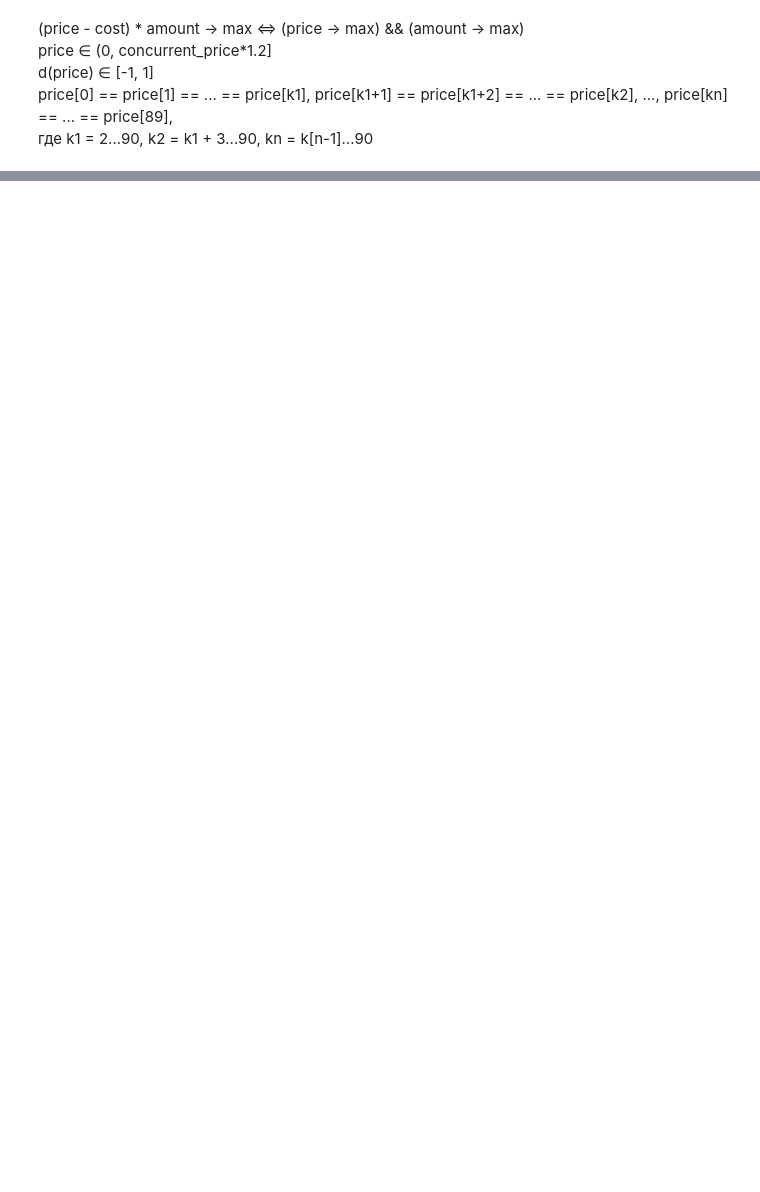
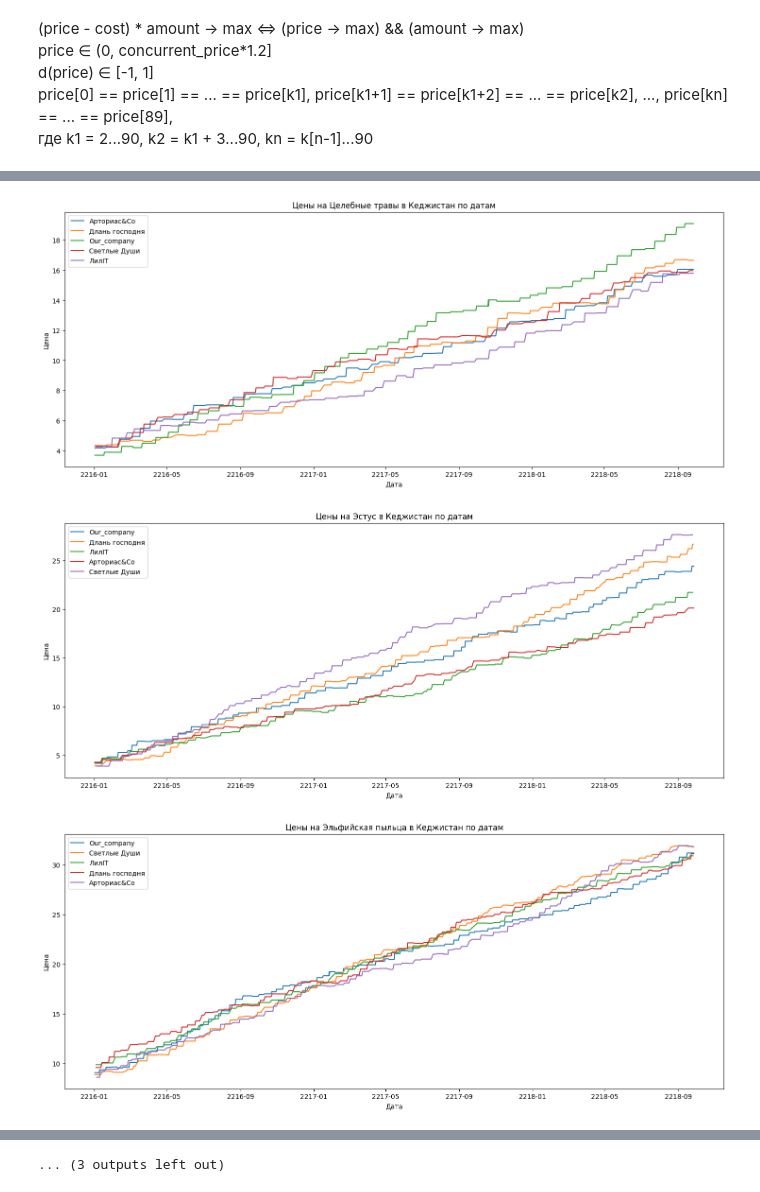
Before and after one commit to N3uralKi11ers/gpn_hack, a Jupyter notebook: model/main.ipynb, the cells around one changed output, grey strips where cells are left out. Drawn from its saved outputs; the diff is of its cells as text; code cells hidden in the pictures; blank space fills up the shorter version.

Commit message:
Add graphic for company

```diff
--- a/model/main.ipynb
+++ b/model/main.ipynb
@@ -79,0 +60,4 @@ for pr in prod:
+# %%
+trans = df.copy()
+trans["date"] = trans["datetime"].dt.strftime('%Y-%m-%d')
+trans = trans.groupby(["product", "price", "place", "date"]).agg({"amount": sum}).reset_index()
@@ -79,0 +80,10 @@ for pr in prod:
+# %%
+trans['competitor'] = 'Our_company'
+
+# Удаляем столбец "amount"
+trans = trans.drop(["amount"], axis=1)
+
+# Добавляем обновленный DataFrame trans к DataFrame competit
+competit = pd.concat([competit, trans], ignore_index=True)
+# %%
+competit['date'] = pd.to_datetime(competit['date'])
@@ -79,0 +106,29 @@ for pr in prod:
+# %%
+places = competit['place'].unique()
+products = competit['product'].unique()
+competit = competit.sort_values(by='date')
+
+# Цикл по всем уникальным местам и продуктам для отображения графиков
+for place in places:
+    for product in products:
+        # Фильтруем данные для конкретного места и продукта
+        subset = competit[(competit['place'] == place) & (competit['product'] == product)]
+
+        # Проверяем, есть ли в подмножестве данные
+        if not subset.empty:
+            plt.figure(figsize=(18, 7))
+            plt.title(f'Цены на {product} в {place} по датам')
+            plt.xlabel('Дата')
+            plt.ylabel('Цена')
+
+            # Группируем данные по компании и дате и строим линии цен
+            for company in subset['competitor'].unique():
+                company_data = subset[subset['competitor'] == company]
+                plt.plot(company_data['date'], company_data['price'], label=company)
+
+            plt.legend()
+            plt.show()
+# %% [output]
+[figure, added]
+[figure, added]
+[figure, added]
@@ -79,0 +144 @@ for pr in prod:
+... (3 outputs left out)
```
Also changed, not shown: parts of 10 cells of this notebook.
